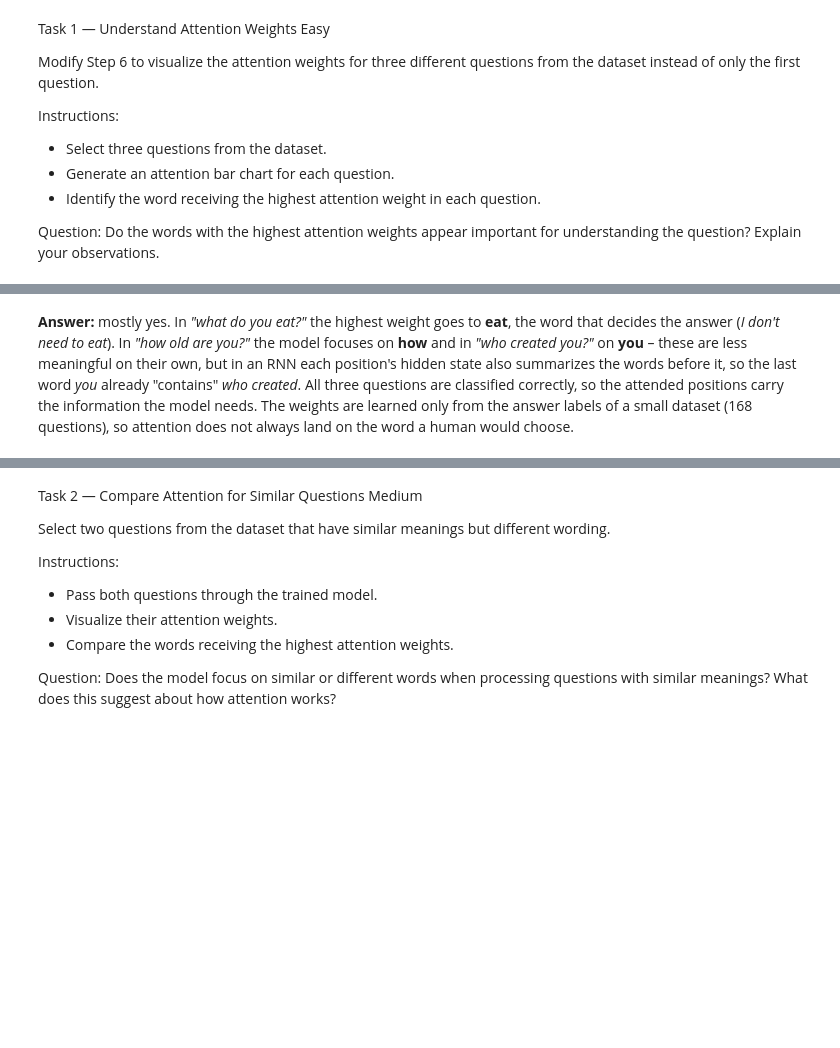
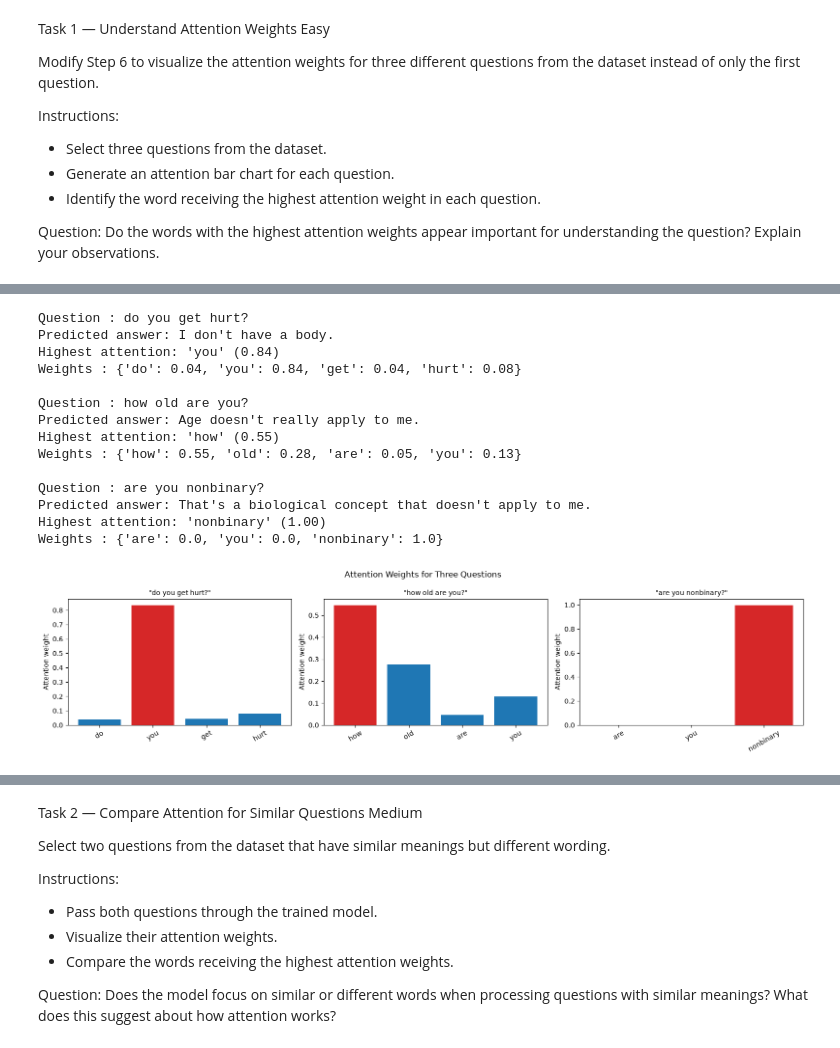
Before and after one commit to Majed-Alhajri/NLP-Labs, a Jupyter notebook: Lab11_Attention_RNN/Lab11_Attention_RNN.ipynb, the cells around one changed output, grey strips where cells are left out. Cells and saved outputs as stored; diff of their text form; code cells hidden in the pictures; blank space fills up the shorter version.

```diff
--- a/Lab11_Attention_RNN/Lab11_Attention_RNN.ipynb
+++ b/Lab11_Attention_RNN/Lab11_Attention_RNN.ipynb
@@ -20,7 +23,13 @@ torch.manual_seed(42)
 # %% [markdown]
 ## Step 2 — Upload the dataset
 # %%
-df = pd.read_csv("dataset/Lab_11_QnA_Dataset.csv")
+import os
+
+file_path = "/content/Lab_11_QnA_Dataset_Download.csv"
+if not os.path.exists(file_path):          # running locally -> use the copy in the dataset folder
+    file_path = "dataset/Lab_11_QnA_Dataset.csv"
+
+df = pd.read_csv(file_path)
 print("Number of questions:", len(df))
 print("Number of answer groups:", df["answer_id"].nunique())
 display(df.head())
@@ -159,7 +141,49 @@ plt.show()
-# %% [markdown]
-**Answer:** mostly yes. In *"what do you eat?"* the highest weight goes to **eat**, the word that decides the answer
-(*I don't need to eat*). In *"how old are you?"* the model focuses on **how** and in *"who created you?"* on **you** – these
-are less meaningful on their own, but in an RNN each position's hidden state also summarizes the words before it, so the
-last word *you* already "contains" *who created*. All three questions are classified correctly, so the attended positions carry
-the information the model needs. The weights are learned only from the answer labels of a small dataset (168 questions),
-so attention does not always land on the word a human would choose.
+# %%
+def attention_for(question):
+    """Run one question through the model and return its words, attention weights and predicted answer."""
+    seq = tokenizer.texts_to_sequences([question.lower()])[0]       # no padding -> only real words
+    words = [tokenizer.index_word[i] for i in seq]
+    with torch.no_grad():
+        logits, weights = model(torch.tensor([seq], dtype=torch.long))
+    answer_id = logits.argmax(1).item()
+    answer = df.loc[df["answer_id"] == answer_id, "answer"].iloc[0]
+    return words, weights[0].tolist(), answer
+
+question_ids = [0, 24, 60]          # three different questions from three answer groups
+fig, axes = plt.subplots(1, 3, figsize=(16, 4))
+
+for ax, idx in zip(axes, question_ids):
+    question = df["question"][idx]
+    words, weights, answer = attention_for(question)
+    top = max(range(len(words)), key=lambda i: weights[i])
+
+    colors = ["tab:red" if i == top else "tab:blue" for i in range(len(words))]
+    ax.bar(words, weights, color=colors)
+    ax.set_title(f'"{question}"', fontsize=10)
+    ax.set_ylabel("Attention weight")
+    ax.tick_params(axis="x", rotation=30)
+
+    print(f"Question : {question}")
+    print(f"Predicted answer: {answer}")
+    print(f"Highest attention: '{words[top]}' ({weights[top]:.2f})")
+    print("Weights :", {w: round(a, 2) for w, a in zip(words, weights)}, "\n")
+
+plt.suptitle("Attention Weights for Three Questions")
+plt.tight_layout()
+plt.show()
+# %% [output]
+Question : do you get hurt?
+Predicted answer: I don't have a body.
+Highest attention: 'you' (0.84)
+Weights : {'do': 0.04, 'you': 0.84, 'get': 0.04, 'hurt': 0.08}
+
+Question : how old are you?
+Predicted answer: Age doesn't really apply to me.
+Highest attention: 'how' (0.55)
+Weights : {'how': 0.55, 'old': 0.28, 'are': 0.05, 'you': 0.13}
+
+Question : are you nonbinary?
+Predicted answer: That's a biological concept that doesn't apply to me.
+Highest attention: 'nonbinary' (1.00)
+Weights : {'are': 0.0, 'you': 0.0, 'nonbinary': 1.0}
+[figure, added]
```
Also changed, not shown: parts of 9 cells of this notebook, 28 other files.
